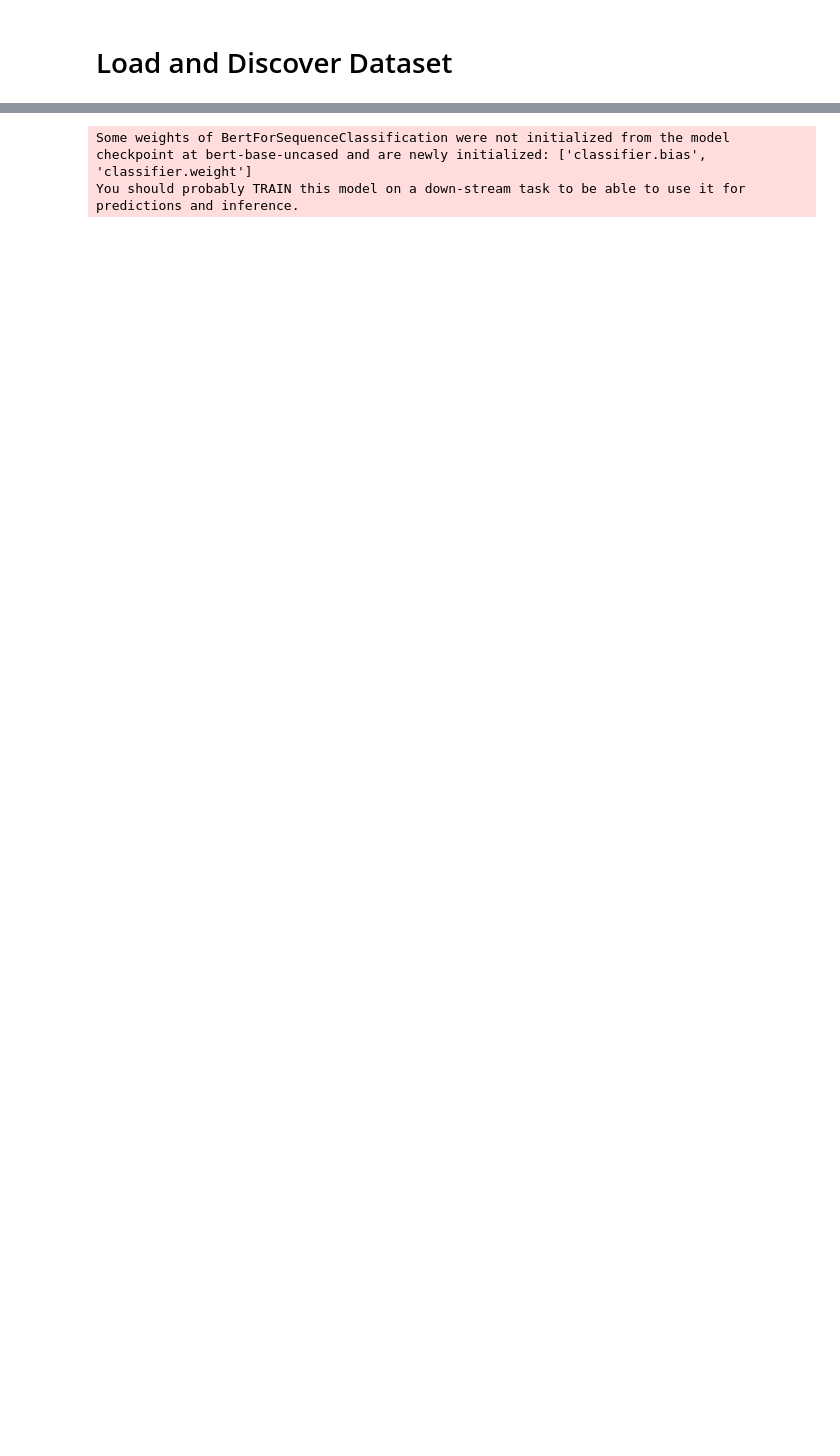
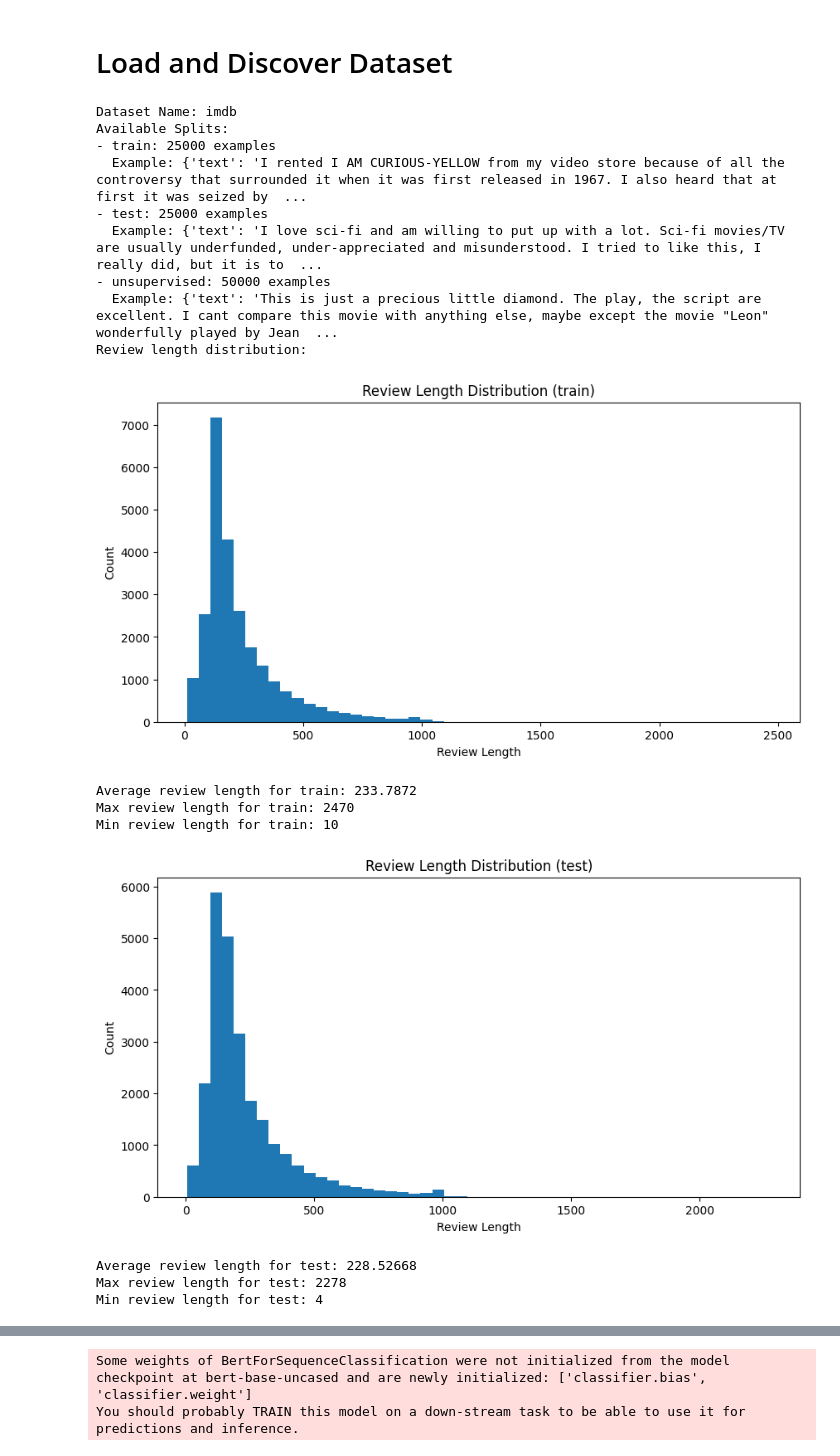
Before and after one commit to DungQuanPhung/Main, a Jupyter notebook: 22280073_Phùng Dũng Quân_week6.ipynb, the cells around one changed output, grey strips where cells are left out. Drawn from its saved outputs; the diff is of its cells as text; code cells hidden in the pictures; blank space fills up the shorter version.

```diff
--- a/transformers_application.ipynb
+++ b/22280073_Phùng Dũng Quân_week6.ipynb
@@ -256,3 +257,25 @@ class DatasetLoader:
             plt.xlabel("Label")
             plt.ylabel("Count")
             plt.show()
+# %%
+loader = DatasetLoader("imdb")
+imdb_dataset = loader.load()
+loader.discover()
+# %% [output]
+Dataset Name: imdb
+Available Splits:
+- train: 25000 examples
+  Example: {'text': 'I rented I AM CURIOUS-YELLOW from my video store because of all the controversy that surrounded it when it was first released in 1967. I also heard that at first it was seized by  ...
+- test: 25000 examples
+  Example: {'text': 'I love sci-fi and am willing to put up with a lot. Sci-fi movies/TV are usually underfunded, under-appreciated and misunderstood. I tried to like this, I really did, but it is to  ...
+- unsupervised: 50000 examples
+  Example: {'text': 'This is just a precious little diamond. The play, the script are excellent. I cant compare this movie with anything else, maybe except the movie "Leon" wonderfully played by Jean  ...
+Review length distribution:
+[figure, added]
+Average review length for train: 233.7872
+Max review length for train: 2470
+Min review length for train: 10
+[figure, added]
+Average review length for test: 228.52668
+Max review length for test: 2278
+Min review length for test: 4
```
Also changed, not shown: parts of 32 cells of this notebook, 1 other file.
